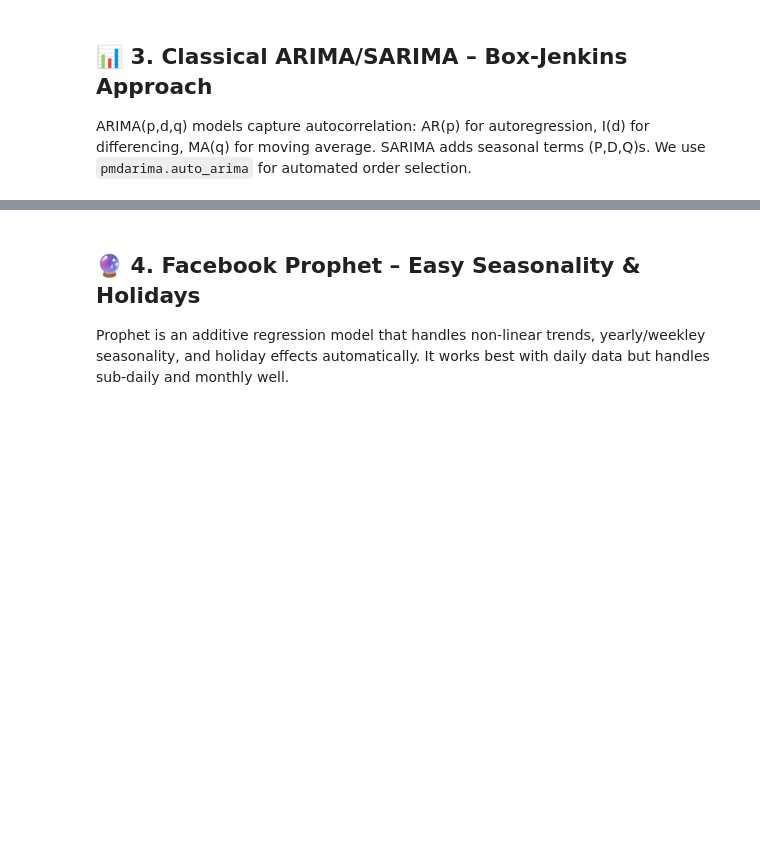
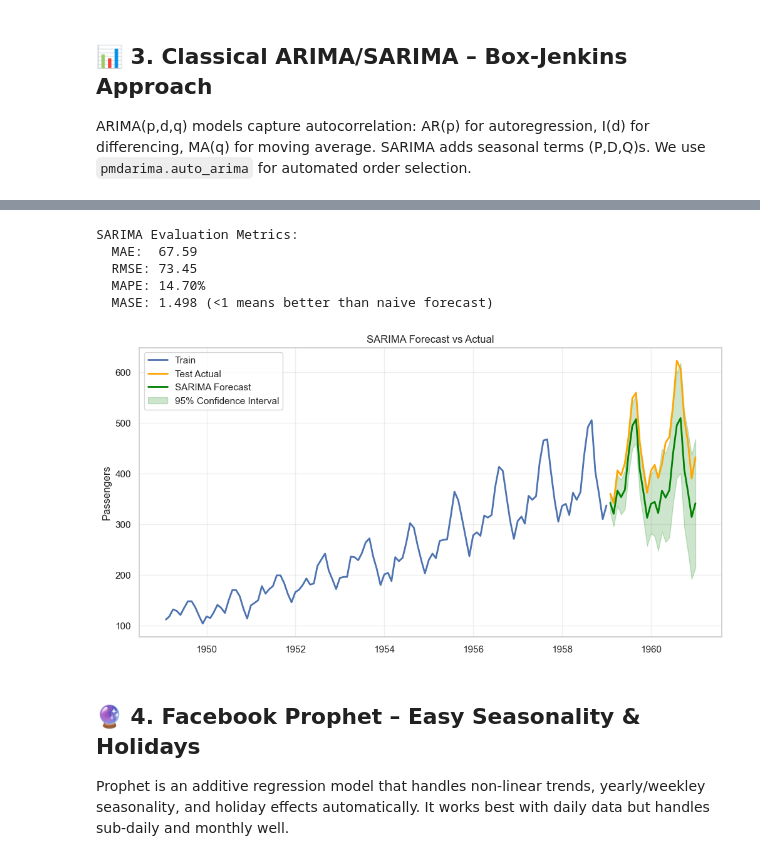
Before and after one commit to abbas829/machine_learning, a Jupyter notebook: 23_ml/time_series.ipynb, the cells around one changed output, grey strips where cells are left out. Cells and saved outputs as stored; diff of their text form; code cells hidden in the pictures; blank space fills up the shorter version.

```diff
--- a/23_ml/time_series.ipynb
+++ b/23_ml/time_series.ipynb
@@ -71,7 +75,7 @@ df = data.data
 
 # Convert to proper time series format
 # The dataset has 'time' column (fractional year) and 'value' column
-df['Month'] = pd.date_range(start='1949-01', periods=len(df), freq='M')
+df['Month'] = pd.date_range(start='1949-01', periods=len(df), freq='ME')
 df.set_index('Month', inplace=True)
 df.rename(columns={'value': 'Passengers'}, inplace=True)
 
@@ -358,6 +453,14 @@ print(f"Forecast generated for {len(test)} periods")
 # Evaluate ARIMA forecasts
 def evaluate_forecast(y_true, y_pred, model_name='Model'):
     """Calculate standard time series forecast metrics."""
+    # Ensure y_true and y_pred are pandas Series for easy manipulation
+    if not isinstance(y_true, pd.Series):
+        y_true = pd.Series(y_true)
+    if not isinstance(y_pred, pd.Series):
+        y_pred = pd.Series(y_pred)
+
+    # ... rest of the metric calculations ...
+    naive_forecast = y_true.shift(1).dropna()
     mae = mean_absolute_error(y_true, y_pred)
     rmse = np.sqrt(mean_squared_error(y_true, y_pred))
     mape = np.mean(np.abs((y_true - y_pred) / y_true)) * 100
@@ -371,33 +474,40 @@ def evaluate_forecast(y_true, y_pred, model_name='Model'):
     print(f"\n{model_name} Evaluation Metrics:")
     print(f"  MAE:  {mae:.2f}")
     print(f"  RMSE: {rmse:.2f}")
     print(f"  MAPE: {mape:.2f}%")
     print(f"  MASE: {mase:.3f} (<1 means better than naive forecast)")
 
     return {'MAE': mae, 'RMSE': rmse, 'MAPE': mape, 'MASE': mase}
 
 # Calculate metrics
 arima_metrics = evaluate_forecast(test, arima_forecast, 'SARIMA')
 
 # Plot forecast vs actual
 plt.figure(figsize=(12, 6))
 plt.plot(train.index, train, label='Train', linewidth=2)
 plt.plot(test.index, test, label='Test Actual', linewidth=2, color='orange')
 plt.plot(test.index, arima_forecast, label='SARIMA Forecast', linewidth=2, color='green')
 
 # Plot confidence intervals
 if auto_arima:
     plt.fill_between(test.index, conf_int[:, 0], conf_int[:, 1],
                      color='green', alpha=0.2, label='95% Confidence Interval')
 else:
     plt.fill_between(test.index, conf_int.iloc[:, 0], conf_int.iloc[:, 1],
                      color='green', alpha=0.2, label='95% Confidence Interval')
 
 plt.title('SARIMA Forecast vs Actual')
 plt.ylabel('Passengers')
 plt.legend()
 plt.grid(True, alpha=0.3)
 plt.show()
+# %% [output]
+SARIMA Evaluation Metrics:
+  MAE:  67.59
+  RMSE: 73.45
+  MAPE: 14.70%
+  MASE: 1.498 (<1 means better than naive forecast)
+[figure, added]
 # %% [markdown]
 ## 🔮 4. Facebook Prophet – Easy Seasonality & Holidays
 
```
Also changed, not shown: parts of 23 cells of this notebook, 48 other files.
